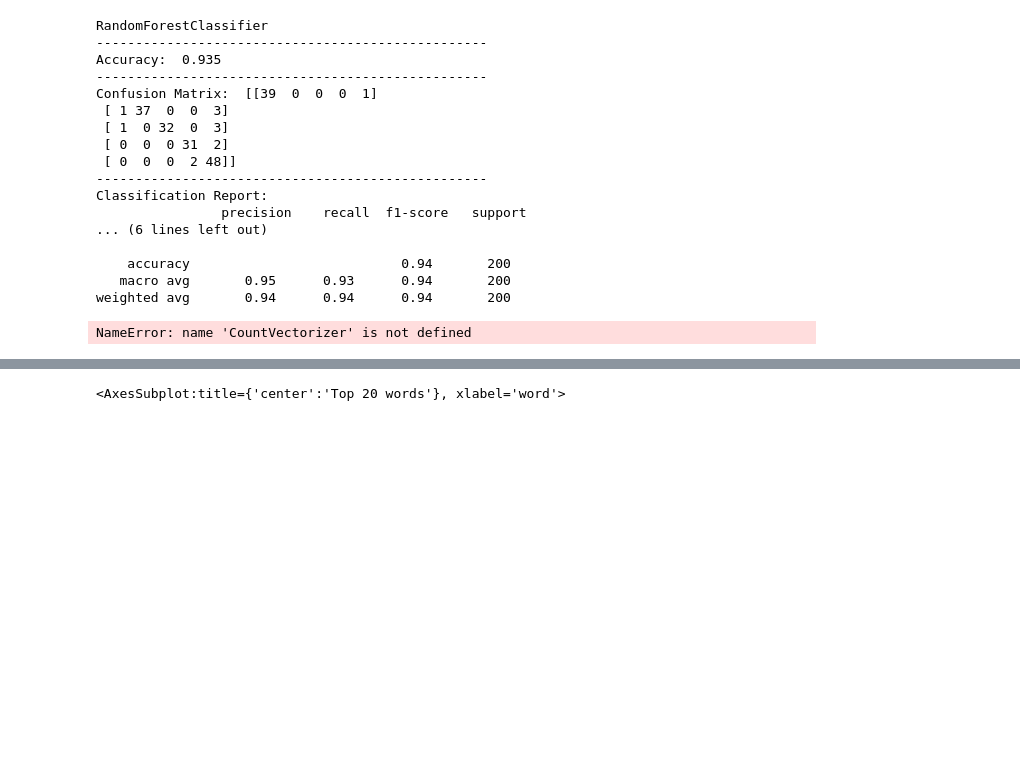
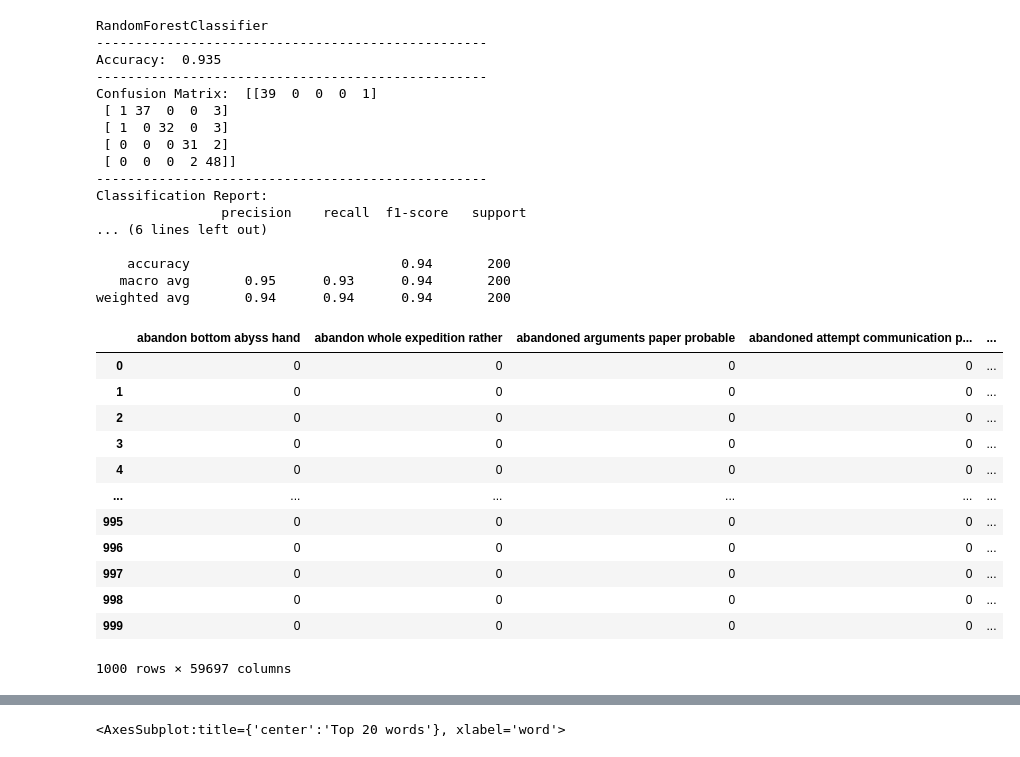
Before and after one commit to AhmedNasser916/Book-Classifaction, a Jupyter notebook: Books Classification.ipynb, the cells around one changed output, grey strips where cells are left out. Cells and saved outputs as stored; diff of their text form; code cells hidden in the pictures; blank space fills up the shorter version.

```diff
--- a/Books Classification.ipynb
+++ b/Books Classification.ipynb
@@ -480,12 +426,24 @@ Classification Report:
 weighted avg       0.94      0.94      0.94       200
 # %%
 #N_gram
-count_vect = CountVectorizer(ngram_range=(1,3))
+count_vect = CountVectorizer(ngram_range=(4,4))
 ngram_vectors=count_vect.fit_transform(df_books["sentence"])
 df2 = pd.DataFrame(ngram_vectors.toarray(),columns=count_vect.get_feature_names())
 df2
 # %% [output]
+|  | abandon bottom abyss hand | abandon whole expedition rather | abandoned arguments paper probable | abandoned attempt communication p... | ... |
+| 0 | 0 | 0 | 0 | 0 | ... |
+| 1 | 0 | 0 | 0 | 0 | ... |
+| 2 | 0 | 0 | 0 | 0 | ... |
+| 3 | 0 | 0 | 0 | 0 | ... |
+| 4 | 0 | 0 | 0 | 0 | ... |
+| ... | ... | ... | ... | ... | ... |
+| 995 | 0 | 0 | 0 | 0 | ... |
+| 996 | 0 | 0 | 0 | 0 | ... |
+| 997 | 0 | 0 | 0 | 0 | ... |
+| 998 | 0 | 0 | 0 | 0 | ... |
+| 999 | 0 | 0 | 0 | 0 | ... |
-NameError: name 'CountVectorizer' is not defined
+1000 rows × 59697 columns
 # %%
 from yellowbrick.text import TSNEVisualizer
 tsne = TSNEVisualizer()
```
Also changed, not shown: parts of 10 cells of this notebook.
